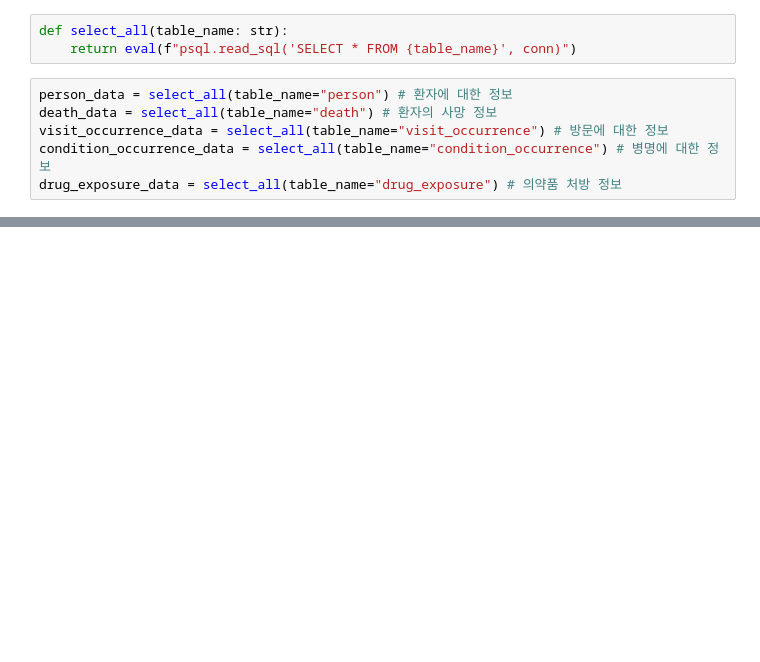
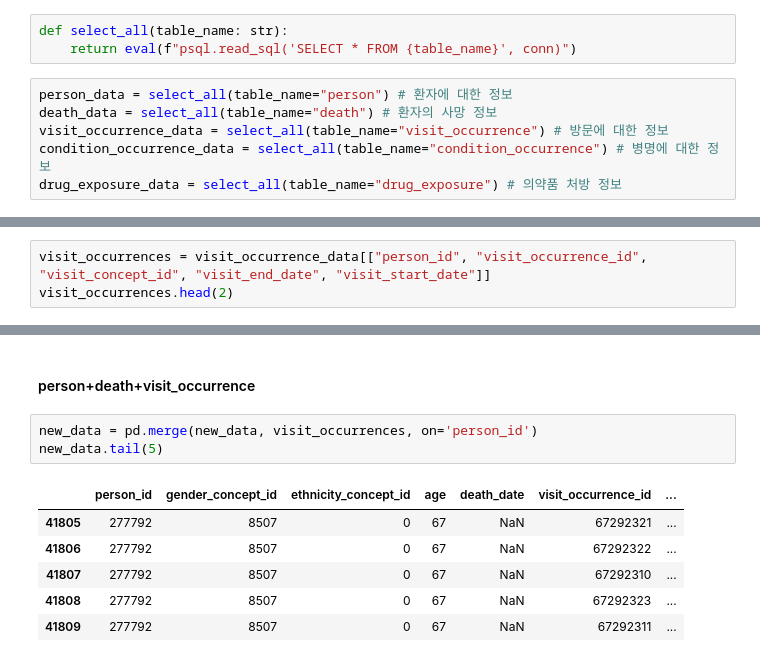
Before and after one commit to yoon-kyung/synthea, a Jupyter notebook: analysis.ipynb, the cells around one changed output, grey strips where cells are left out. Saved outputs shown, nothing was run; the diff lists cells and outputs as text; blank space fills up the shorter version.

```diff
--- a/analysis.ipynb
+++ b/analysis.ipynb
@@ -34,0 +54,3 @@ drug_exposure_data = select_all(table_name="drug_exposure") # 의약품 처방
+# %%
+visit_occurrences = visit_occurrence_data[["person_id", "visit_occurrence_id", "visit_concept_id", "visit_end_date", "visit_start_date"]]
+visit_occurrences.head(2)
@@ -34,0 +143,12 @@ drug_exposure_data = select_all(table_name="drug_exposure") # 의약품 처방
+# %% [markdown]
+#### person+death+visit_occurrence
+# %%
+new_data = pd.merge(new_data, visit_occurrences, on='person_id')
+new_data.tail(5)
+# %% [output]
+|  | person_id | gender_concept_id | ethnicity_concept_id | age | death_date | visit_occurrence_id | ... |
+| 41805 | 277792 | 8507 | 0 | 67 | NaN | 67292321 | ... |
+| 41806 | 277792 | 8507 | 0 | 67 | NaN | 67292322 | ... |
+| 41807 | 277792 | 8507 | 0 | 67 | NaN | 67292310 | ... |
+| 41808 | 277792 | 8507 | 0 | 67 | NaN | 67292323 | ... |
+| 41809 | 277792 | 8507 | 0 | 67 | NaN | 67292311 | ... |
```
Also changed, not shown: parts of 24 cells of this notebook.
